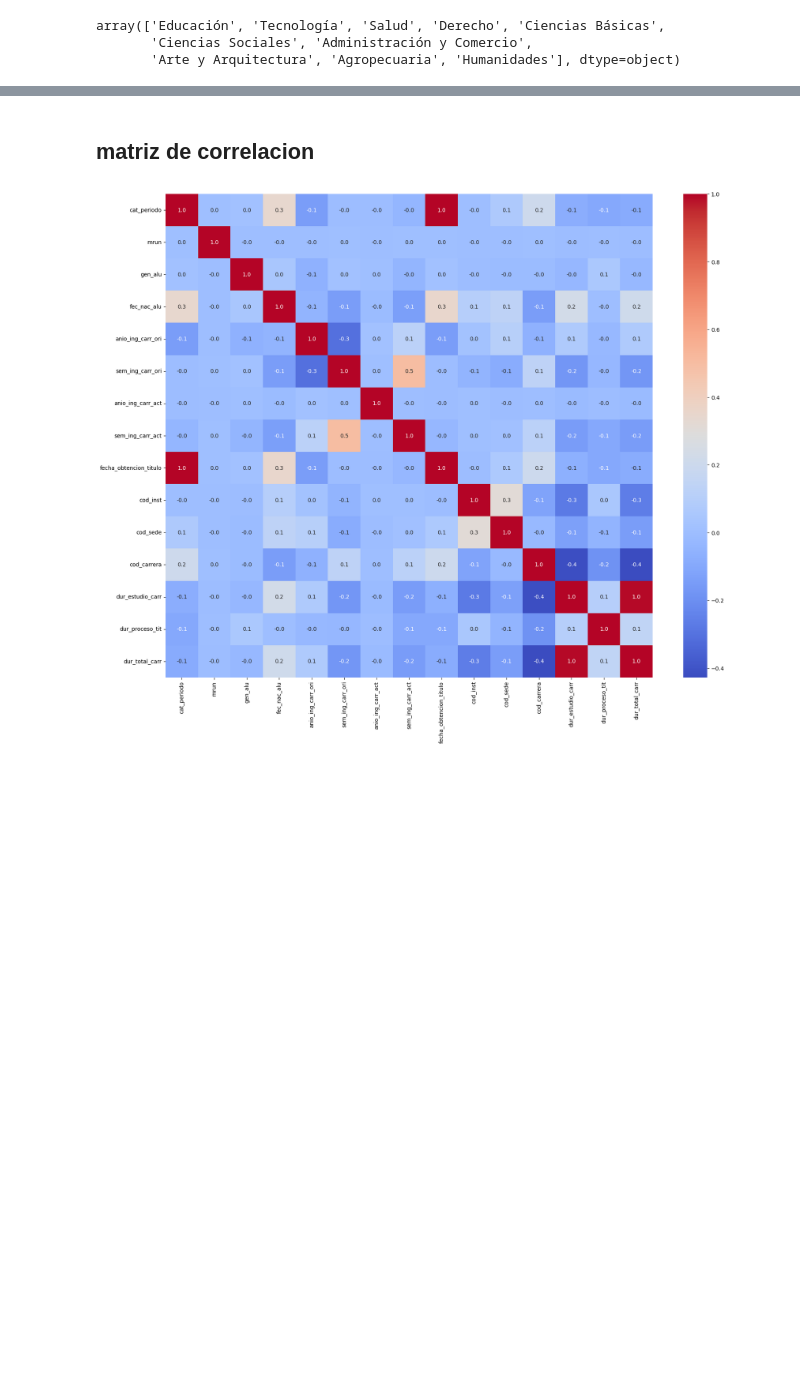
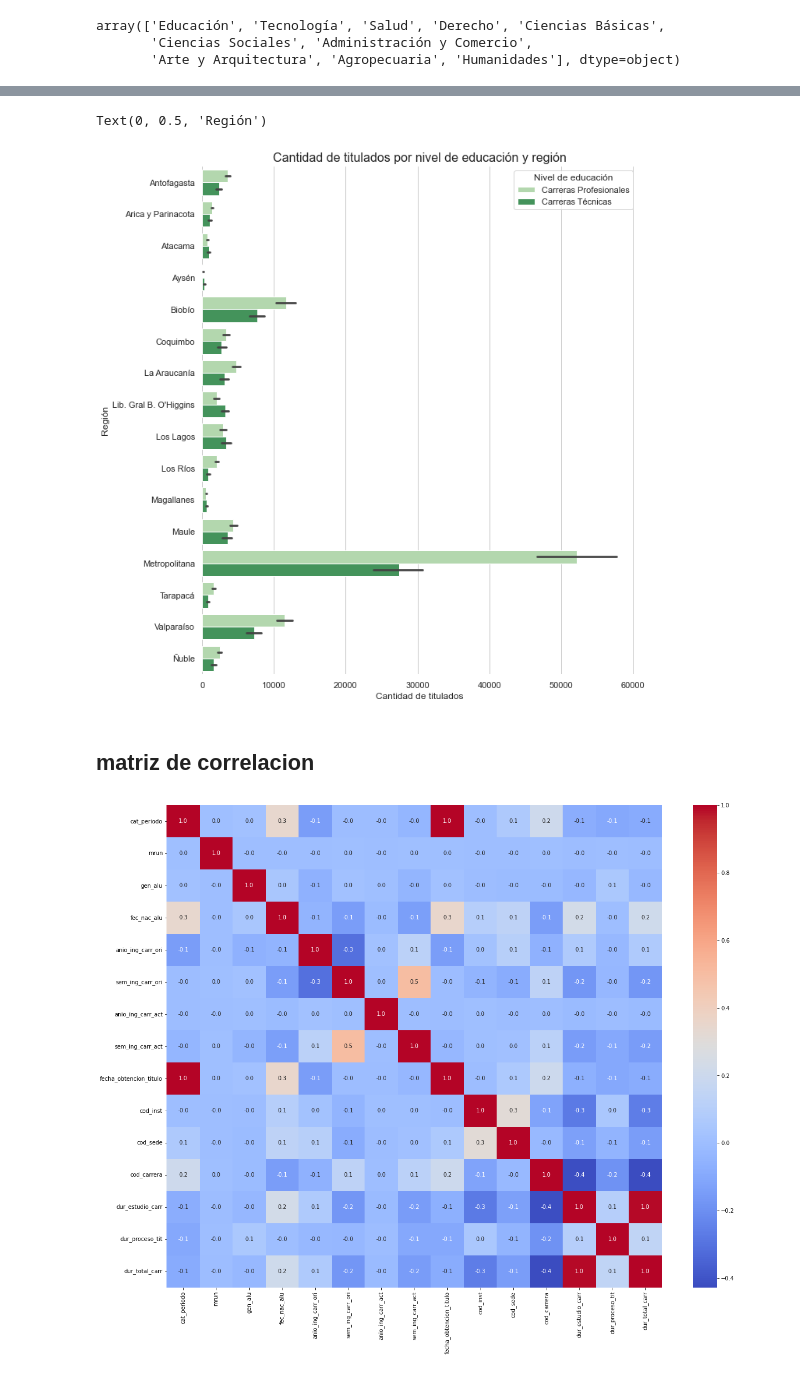
Before and after one commit to NicoBrandstetterr/titulados_ed_superior, a Jupyter notebook: preprocesamiento.ipynb, the cells around one changed output, grey strips where cells are left out. Saved outputs shown, nothing was run; the diff lists cells and outputs as text; code cells hidden in the pictures; blank space fills up the shorter version.

```diff
--- a/preprocesamiento.ipynb
+++ b/preprocesamiento.ipynb
@@ -105,0 +204,6 @@ for df in data.values():
+# %%
+# Contiene la cantidad de titulados por año, región y nivel de educación (Profesional, Tecnico).
+df_region_all = df_final.groupby(['cat_periodo','region_sede','nivel_carrera_2']).size().reset_index(name='counts')
+df_region_all = df_region_all[(df_region_all['nivel_carrera_2'] == 'Carreras Profesionales') | (df_region_all['nivel_carrera_2'] == 'Carreras Técnicas')]
+df_region_all[df_region_all['region_sede']=='Metropolitana'].counts.sum()
+df_region_all.head()
@@ -105,0 +217,22 @@ for df in data.values():
+# %%
+fig, ax = plt.subplots(figsize=(10, 12))
+
+# Paleta de contraste de verdes
+green_color = sns.color_palette("Greens", n_colors=2)
+
+# Se filtra por el año 2019
+df_region_2019 = df_region_all[df_region_all['cat_periodo']==2019]
+# sns.barplot(x=df_region_2019['counts'], y=df_region_2019['region_sede'], hue=df_region_2019['nivel_carrera_2'], palette=green_color)
+
+# Se grafica la cantidad de titulados por año, región y nivel de educación.
+sns.barplot(x=df_region_all['counts'], y=df_region_all['region_sede'], hue=df_region_all['nivel_carrera_2'], palette=green_color)
+
+# Configuraciones adicionales
+sns.despine(left=True, bottom=True)
+ax.set_title("Cantidad de titulados por nivel de educación y región", fontsize=16)
+ax.set_xlabel("Cantidad de titulados")
+ax.legend(loc='upper right', title="Nivel de educación")
+ax.set_ylabel("Región")
+# %% [output]
+Text(0, 0.5, 'Región')
+[figure, added]
```
Also changed, not shown: parts of 20 cells of this notebook.
